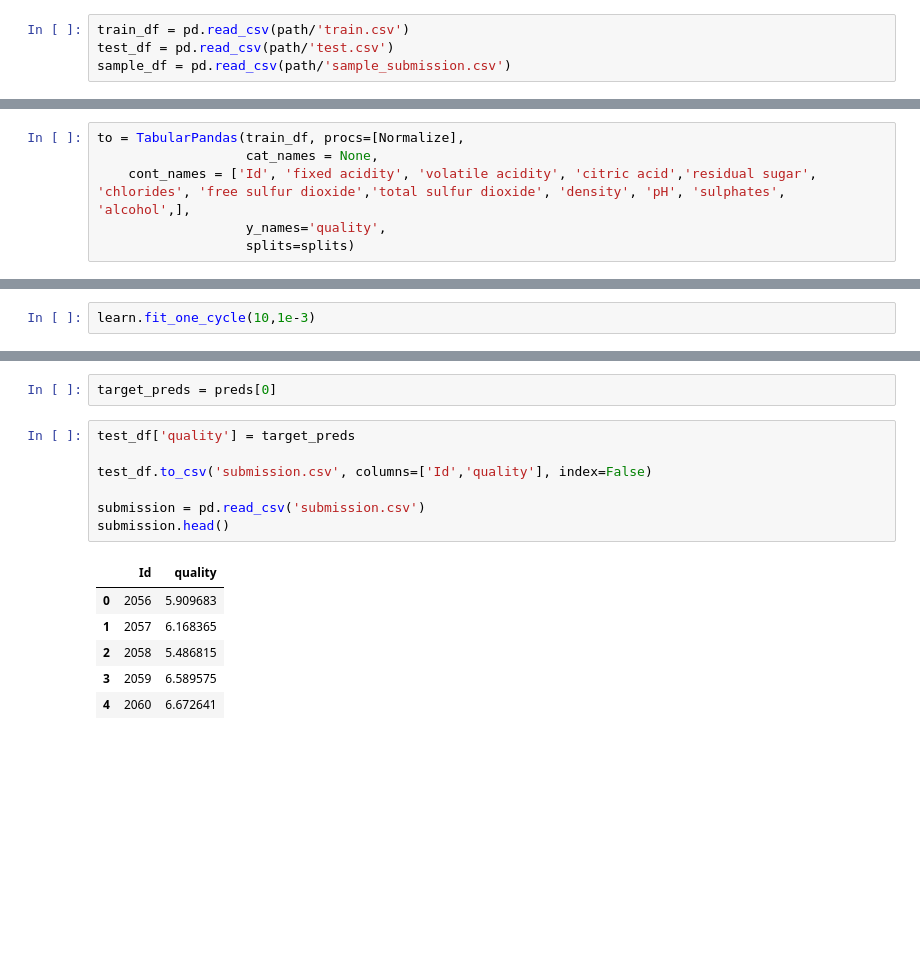
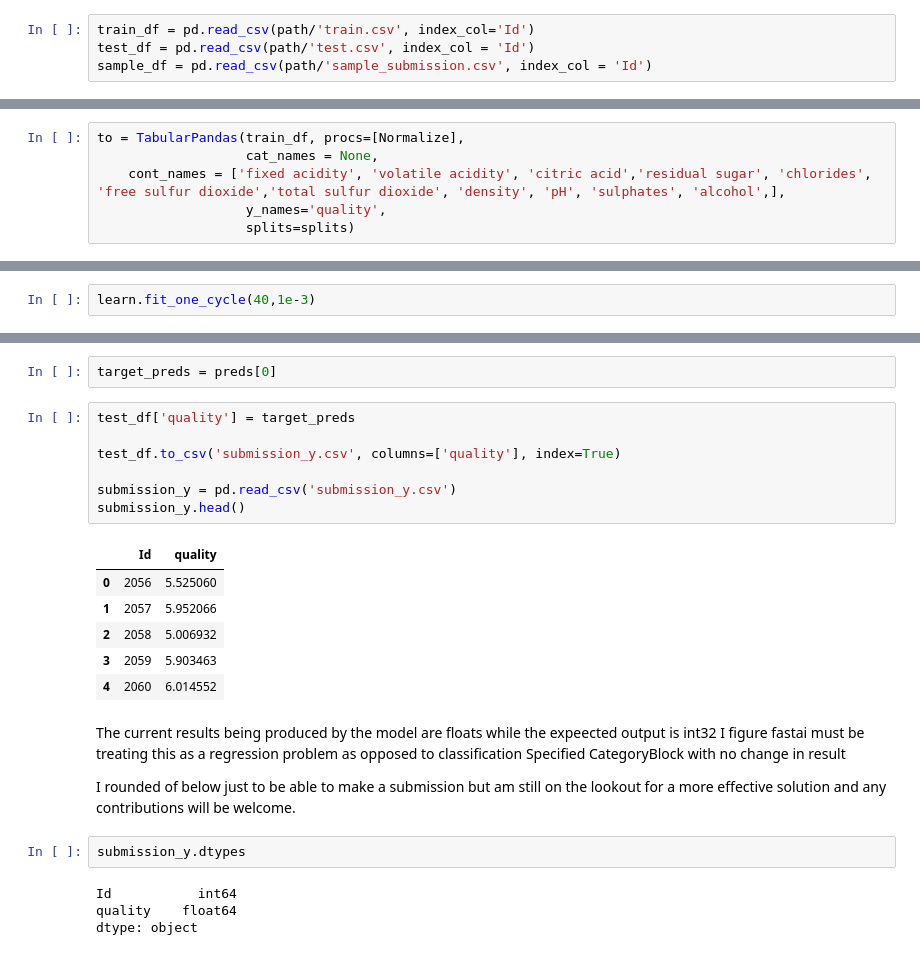
Before and after one commit to rubanzasilva/ps-s03e05, a Jupyter notebook: ps-s03e05.ipynb, the cells around one changed output, grey strips where cells are left out. Cells and saved outputs as stored; diff of their text form; blank space fills up the shorter version.

```diff
--- a/ps-s03e05.ipynb
+++ b/ps-s03e05.ipynb
@@ -25,9 +25,9 @@ path
 # %% [output]
 Path('/kaggle/input/playground-series-s3e5')
 # %%
-train_df = pd.read_csv(path/'train.csv')
-test_df = pd.read_csv(path/'test.csv')
-sample_df = pd.read_csv(path/'sample_submission.csv')
+train_df = pd.read_csv(path/'train.csv', index_col='Id')
+test_df = pd.read_csv(path/'test.csv', index_col = 'Id')
+sample_df = pd.read_csv(path/'sample_submission.csv', index_col = 'Id')
 # %%
 train_df
 # %% [output]
@@ -73,7 +73,7 @@ splits = RandomSplitter(valid_pct=0.2)(range_of(train_df))
 # %%
 to = TabularPandas(train_df, procs=[Normalize],
                    cat_names = None,
-    cont_names = ['Id', 'fixed acidity', 'volatile acidity', 'citric acid','residual sugar', 'chlorides', 'free sulfur dioxide','total sulfur dioxide', 'density', 'pH', 'sulphates', 'alcohol',],
+    cont_names = ['fixed acidity', 'volatile acidity', 'citric acid','residual sugar', 'chlorides', 'free sulfur dioxide','total sulfur dioxide', 'density', 'pH', 'sulphates', 'alcohol',],
                    y_names='quality',
                    splits=splits)
 # %%
@@ -109,4 +110,4 @@ SuggestedLRs(valley=0.019054606556892395)
 # %%
-learn.fit_one_cycle(10,1e-3)
+learn.fit_one_cycle(40,1e-3)
 # %% [output]
 | epoch | train_loss | valid_loss | accuracy | time |
@@ -168,14 +175,26 @@ target_preds = preds[0]
 # %%
 test_df['quality'] = target_preds
 
-test_df.to_csv('submission.csv', columns=['Id','quality'], index=False)
+test_df.to_csv('submission_y.csv', columns=['quality'], index=True)
 
-submission = pd.read_csv('submission.csv')
-submission.head()
+submission_y = pd.read_csv('submission_y.csv')
+submission_y.head()
 # %% [output]
 |  | Id | quality |
-| 0 | 2056 | 5.909683 |
-| 1 | 2057 | 6.168365 |
-| 2 | 2058 | 5.486815 |
-| 3 | 2059 | 6.589575 |
-| 4 | 2060 | 6.672641 |
+| 0 | 2056 | 5.525060 |
+| 1 | 2057 | 5.952066 |
+| 2 | 2058 | 5.006932 |
+| 3 | 2059 | 5.903463 |
+| 4 | 2060 | 6.014552 |
+# %% [markdown]
+The current results being produced by the model are floats while the expeected output is int32
+I figure fastai must be treating this as a regression problem as opposed to classification
+Specified CategoryBlock with no change in result
+
+I rounded of below just to be able to make a submission but am still on the lookout for a more effective solution and any contributions will be welcome.
+# %%
+submission_y.dtypes
+# %% [output]
+Id           int64
+quality    float64
+dtype: object
```
Also changed, not shown: parts of 17 cells of this notebook.
